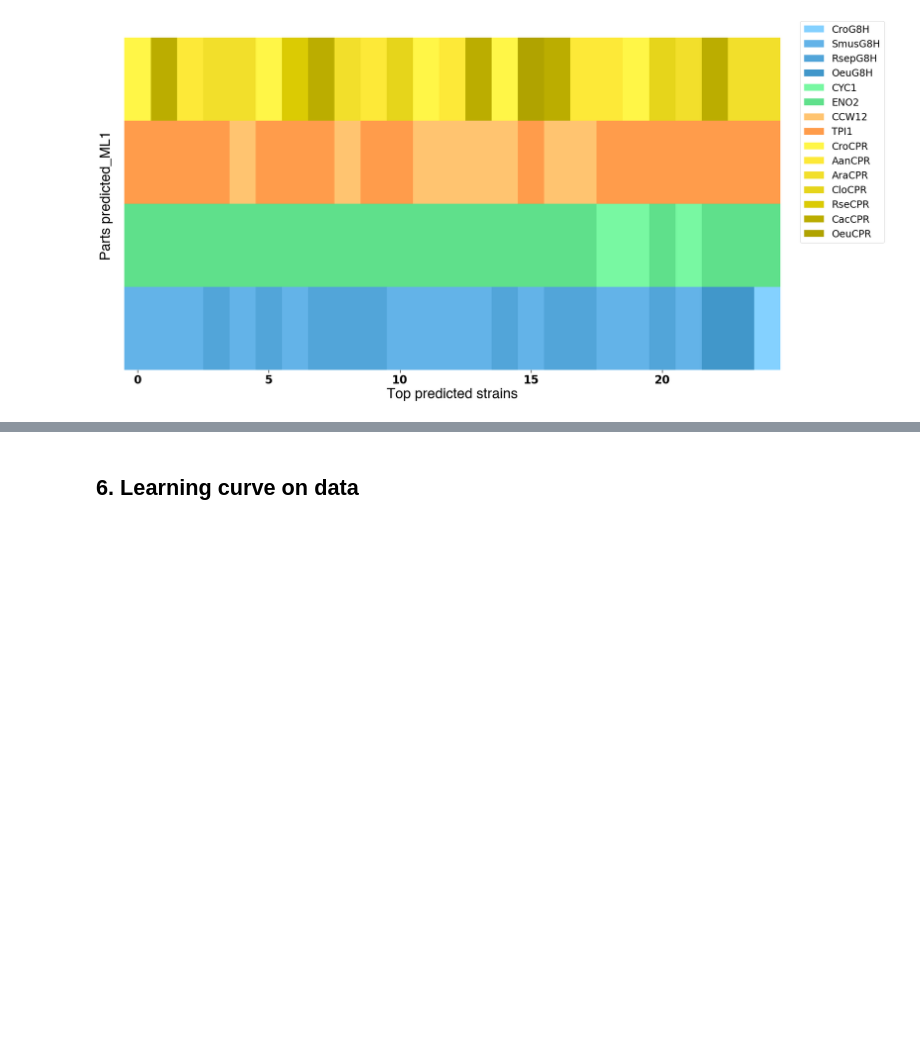
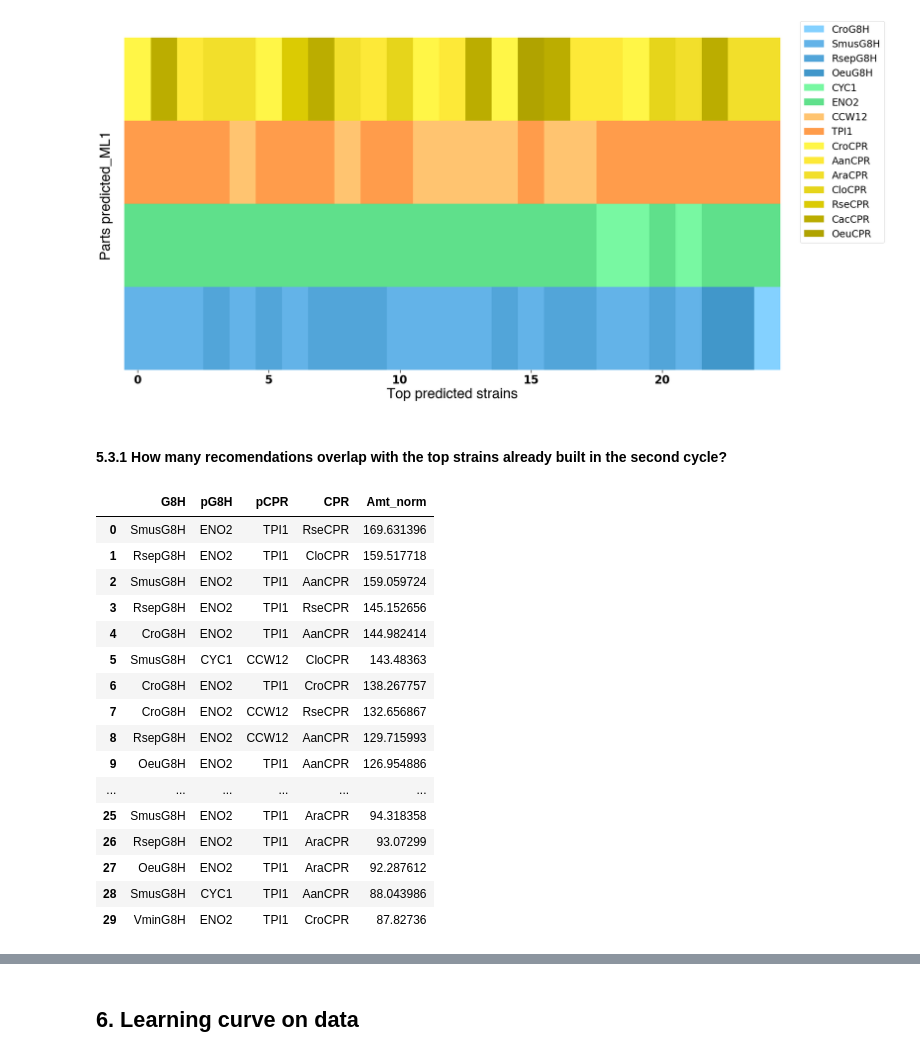
Before and after one commit to hiyama341/teemi, a Jupyter notebook: colab_notebooks/11_2_LEARN_DataAnalysisML.ipynb, the cells around one changed output, grey strips where cells are left out. Drawn from its saved outputs; the diff is of its cells as text; code cells hidden in the pictures; blank space fills up the shorter version.

```diff
--- a/colab_notebooks/11_2_LEARN_DataAnalysisML.ipynb
+++ b/colab_notebooks/11_2_LEARN_DataAnalysisML.ipynb
@@ -1079,3 +1064,5 @@ feat NOT subset; don't know how to subset; dropped
 meta NOT subset; don't know how to subset; dropped
 morx NOT subset; don't know how to subset; dropped
 [figure]
+# %% [markdown]
+#### 5.3.1 How  many recomendations overlap with the top strains already built in the second cycle?
@@ -1081,0 +1093,26 @@ morx NOT subset; don't know how to subset; dropped
+# %%
+DBTL2_top_strains = pd.DataFrame(list_of_lists )
+DBTL2_top_strains = DBTL2_top_strains.T
+
+# name the columns
+DBTL2_top_strains.columns = ['G8H', 'pG8H', 'pCPR', 'CPR', 'Amt_norm']
+DBTL2_top_strains_top100 = DBTL2_top_strains[:100]
+DBTL2_top_strains_top100.head(30)
+# %% [output]
+|  | G8H | pG8H | pCPR | CPR | Amt_norm |
+| 0 | SmusG8H | ENO2 | TPI1 | RseCPR | 169.631396 |
+| 1 | RsepG8H | ENO2 | TPI1 | CloCPR | 159.517718 |
+| 2 | SmusG8H | ENO2 | TPI1 | AanCPR | 159.059724 |
+| 3 | RsepG8H | ENO2 | TPI1 | RseCPR | 145.152656 |
+| 4 | CroG8H | ENO2 | TPI1 | AanCPR | 144.982414 |
+| 5 | SmusG8H | CYC1 | CCW12 | CloCPR | 143.48363 |
+| 6 | CroG8H | ENO2 | TPI1 | CroCPR | 138.267757 |
+| 7 | CroG8H | ENO2 | CCW12 | RseCPR | 132.656867 |
+| 8 | RsepG8H | ENO2 | CCW12 | AanCPR | 129.715993 |
+| 9 | OeuG8H | ENO2 | TPI1 | AanCPR | 126.954886 |
+| ... | ... | ... | ... | ... | ... |
+| 25 | SmusG8H | ENO2 | TPI1 | AraCPR | 94.318358 |
+| 26 | RsepG8H | ENO2 | TPI1 | AraCPR | 93.07299 |
+| 27 | OeuG8H | ENO2 | TPI1 | AraCPR | 92.287612 |
+| 28 | SmusG8H | CYC1 | TPI1 | AanCPR | 88.043986 |
+| 29 | VminG8H | ENO2 | TPI1 | CroCPR | 87.82736 |
```
Also changed, not shown: parts of 13 cells of this notebook, 1 other file.
